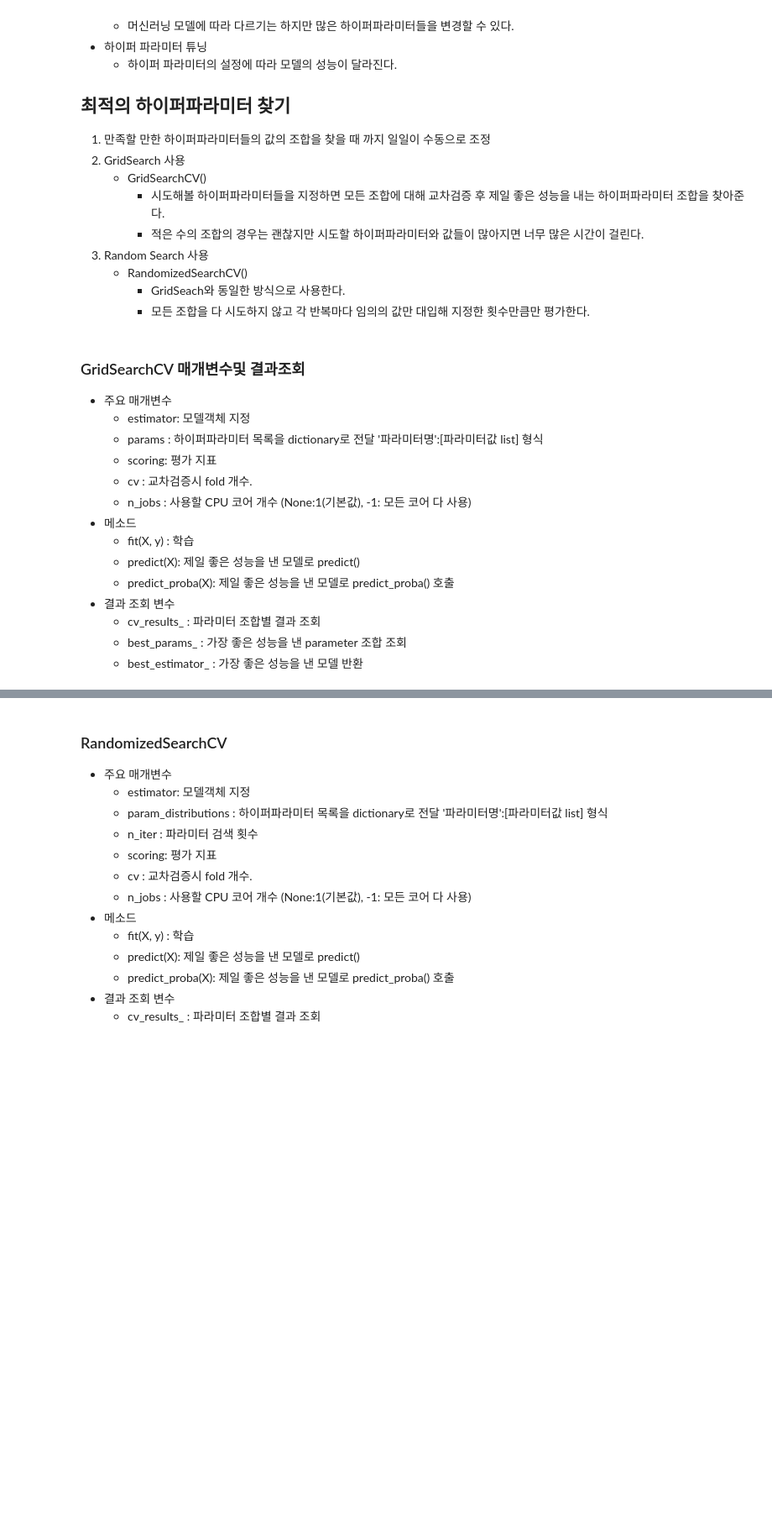
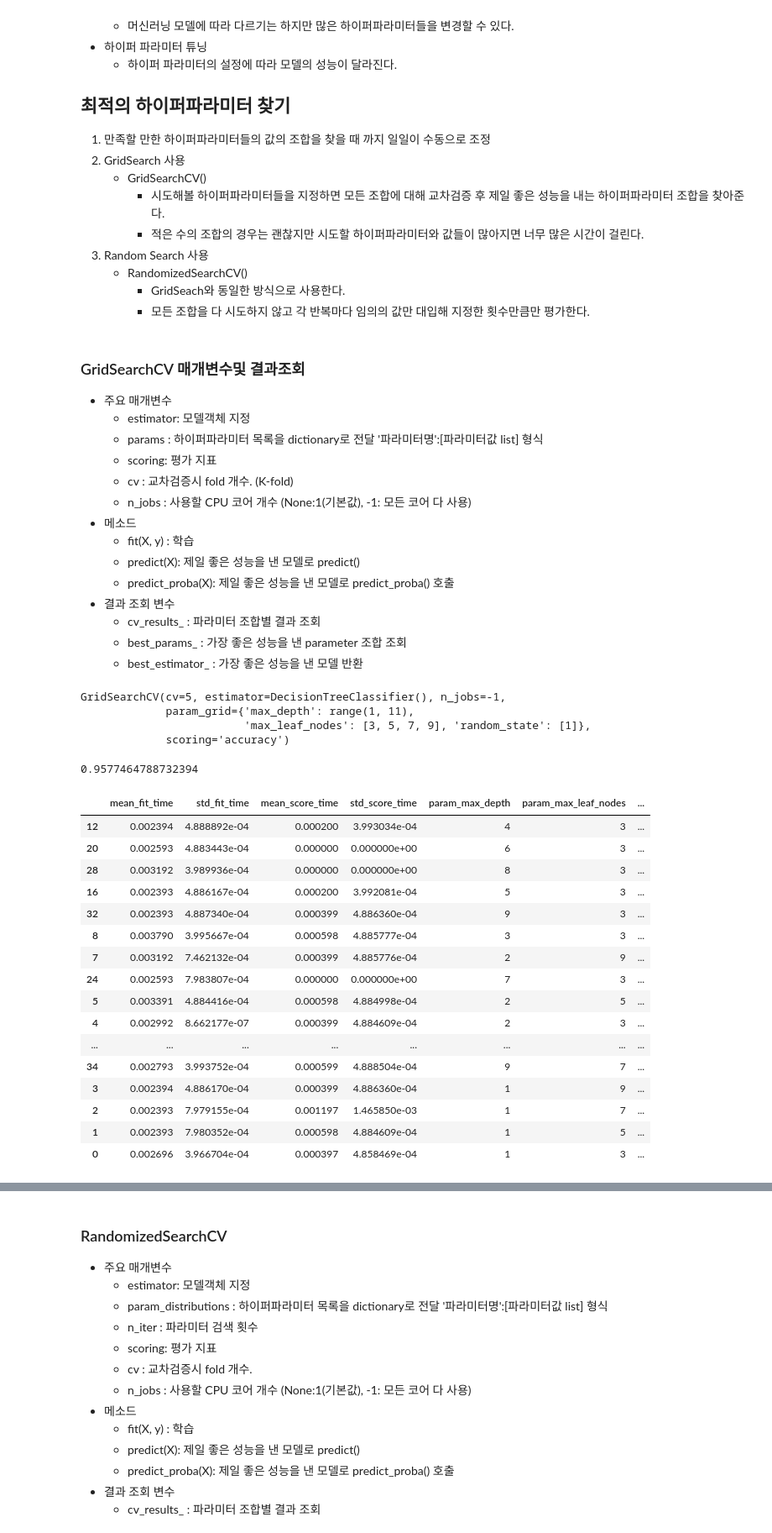
Before and after one commit to Slangoij/TIL_TodayILearned, a Jupyter notebook: 07. 머신러닝/06_과적합_일반화_그리드서치_파이프라인.ipynb, the cells around one changed output, grey strips where cells are left out. Shown: that part at 84% size. Drawn from its saved outputs; the diff is of its cells as text; code cells hidden in the pictures; blank space fills up the shorter version.

```diff
--- a/07. 머신러닝/06_과적합_일반화_그리드서치_파이프라인.ipynb
+++ b/07. 머신러닝/06_과적합_일반화_그리드서치_파이프라인.ipynb
@@ -126,7 +193,7 @@ graph
     - estimator: 모델객체 지정
     - params : 하이퍼파라미터 목록을 dictionary로 전달 '파라미터명':[파라미터값 list] 형식
     - scoring: 평가 지표
-    - cv : 교차검증시 fold 개수.
+    - cv : 교차검증시 fold 개수. (K-fold)
     - n_jobs : 사용할 CPU 코어 개수 (None:1(기본값), -1: 모든 코어 다 사용)
 - 메소드
     - fit(X, y) : 학습
@@ -136,3 +203,66 @@ graph
     - cv_results_ : 파라미터 조합별 결과 조회
     - best_params_ : 가장 좋은 성능을 낸 parameter 조합 조회
     - best_estimator_ : 가장 좋은 성능을 낸 모델 반환
+# %%
+from sklearn.datasets import load_breast_cancer
+from sklearn.model_selection import train_test_split
+
+X, y = load_breast_cancer(return_X_y=True)
+# X.shape, y.shape
+X_train, X_test, y_train, y_test = train_test_split(X, y, stratify=y, random_state=1)
+# %%
+from sklearn.tree import DecisionTreeClassifier
+from sklearn.model_selection import GridSearchCV
+
+tree = DecisionTreeClassifier()
+# 하이퍼파라미터 후보들을 딕셔너리로 지정. 파라미터이름:[후보]
+param_grid = {
+    "max_depth": range(1,11),
+    "max_leaf_nodes": [3,5,7,9],
+    "random_state":[1]
+}
+grid_search = GridSearchCV(tree, # 학습시킬 모델
+                          param_grid=param_grid, # 하이퍼파라미터 후보
+#                           scoring="accuracy", # 평가지표
+                            scoring=['accuracy', 'recall', 'precision'], # 평가지표를 여러개 지정시 리스트로 묶어줌
+                           refit="accuracy", # 평가지표가 여러개일 때 최우선 기준으로 삼을 지표 지정
+                          cv=5, # 교차검증(Cross Validation)의 folder 개수(몇 개로 나눌 건지)
+                           n_jobs=-1
+                          )
+# %%
+# 학습 - 최적의 하이퍼파라미터 조합
+grid_search.fit(X_train, y_train)
+# %% [output]
+GridSearchCV(cv=5, estimator=DecisionTreeClassifier(), n_jobs=-1,
+             param_grid={'max_depth': range(1, 11),
+                         'max_leaf_nodes': [3, 5, 7, 9], 'random_state': [1]},
+             scoring='accuracy')
+# %%
+from sklearn.metrics import accuracy_score
+pred_train = grid_search.predict(X_train) # 가장 성능이 잘나온 하이퍼파라미터를 가진 모델(tree)로 에측
+accuracy_score(y_train, pred_train)
+# %% [output]
+0.9577464788732394
+# %%
+import pandas as pd
+# 하이퍼파라미터 조합별 결과
+df = pd.DataFrame(grid_search.cv_results_).sort_values('rank_test_score')
+df
+# %% [output]
+|  | mean_fit_time | std_fit_time | mean_score_time | std_score_time | param_max_depth | param_max_leaf_nodes | ... |
+| 12 | 0.002394 | 4.888892e-04 | 0.000200 | 3.993034e-04 | 4 | 3 | ... |
+| 20 | 0.002593 | 4.883443e-04 | 0.000000 | 0.000000e+00 | 6 | 3 | ... |
+| 28 | 0.003192 | 3.989936e-04 | 0.000000 | 0.000000e+00 | 8 | 3 | ... |
+| 16 | 0.002393 | 4.886167e-04 | 0.000200 | 3.992081e-04 | 5 | 3 | ... |
+| 32 | 0.002393 | 4.887340e-04 | 0.000399 | 4.886360e-04 | 9 | 3 | ... |
+| 8 | 0.003790 | 3.995667e-04 | 0.000598 | 4.885777e-04 | 3 | 3 | ... |
+| 7 | 0.003192 | 7.462132e-04 | 0.000399 | 4.885776e-04 | 2 | 9 | ... |
+| 24 | 0.002593 | 7.983807e-04 | 0.000000 | 0.000000e+00 | 7 | 3 | ... |
+| 5 | 0.003391 | 4.884416e-04 | 0.000598 | 4.884998e-04 | 2 | 5 | ... |
+| 4 | 0.002992 | 8.662177e-07 | 0.000399 | 4.884609e-04 | 2 | 3 | ... |
+| ... | ... | ... | ... | ... | ... | ... | ... |
+| 34 | 0.002793 | 3.993752e-04 | 0.000599 | 4.888504e-04 | 9 | 7 | ... |
+| 3 | 0.002394 | 4.886170e-04 | 0.000399 | 4.886360e-04 | 1 | 9 | ... |
+| 2 | 0.002393 | 7.979155e-04 | 0.001197 | 1.465850e-03 | 1 | 7 | ... |
+| 1 | 0.002393 | 7.980352e-04 | 0.000598 | 4.884609e-04 | 1 | 5 | ... |
+| 0 | 0.002696 | 3.966704e-04 | 0.000397 | 4.858469e-04 | 1 | 3 | ... |
```
Also changed, not shown: parts of 37 cells of this notebook.
